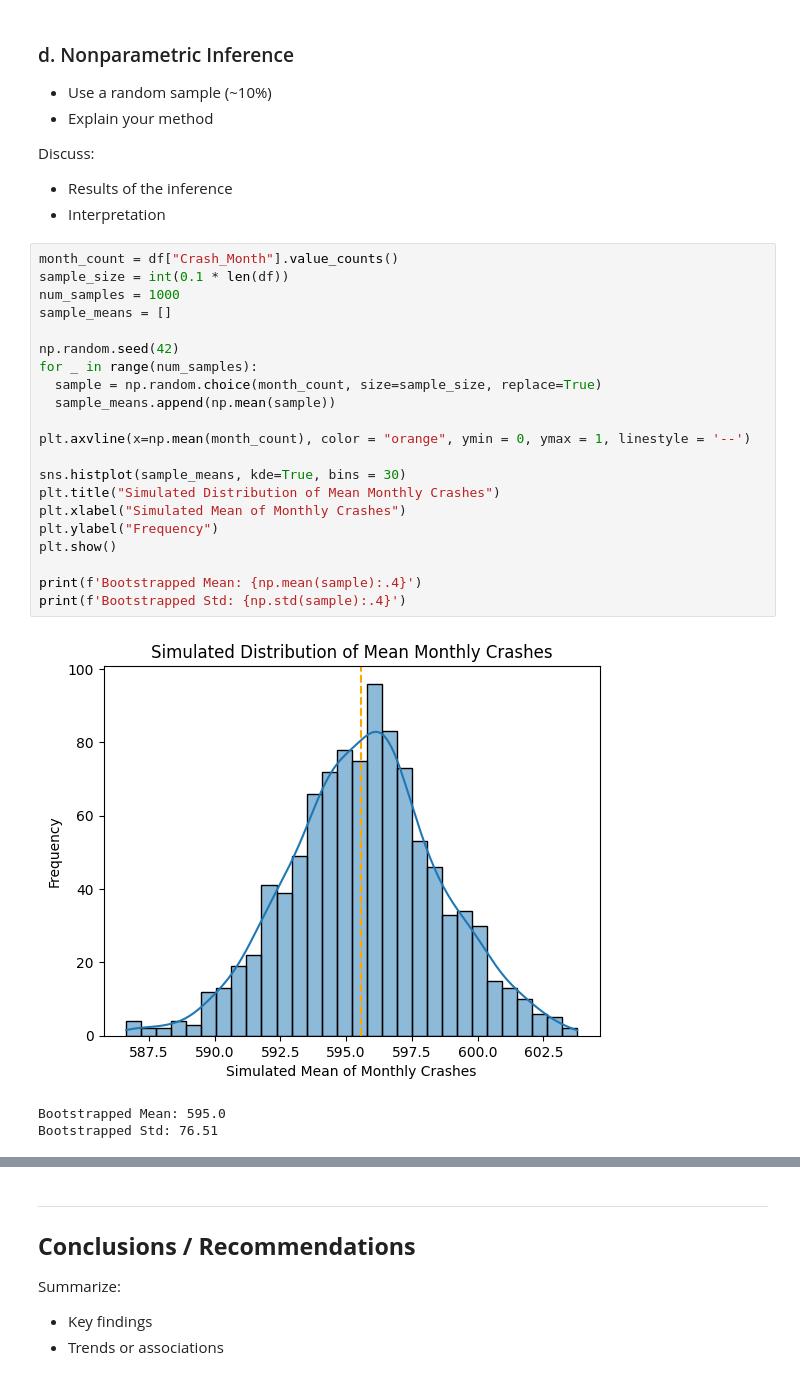
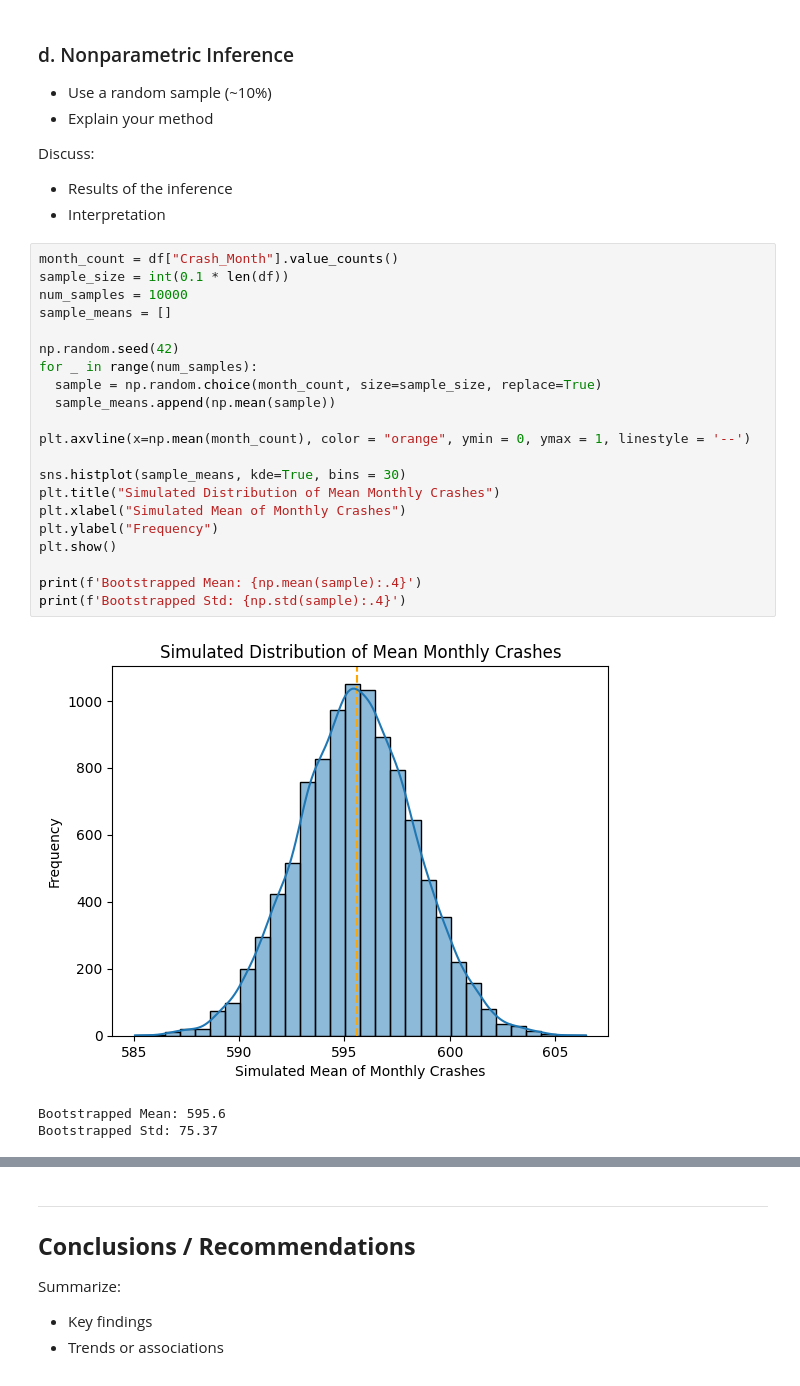
Before and after one commit to Nikolai-N484/Data201_NikolaiN, a Jupyter notebook: Project1/Nikolai_Navarro_Project1_Week8.ipynb, the cells around one changed output, grey strips where cells are left out. Saved outputs shown, nothing was run; the diff lists cells and outputs as text.

```diff
--- a/Project1/Nikolai_Navarro_Project1_Week8.ipynb
+++ b/Project1/Nikolai_Navarro_Project1_Week8.ipynb
@@ -318,26 +318,26 @@ Discuss:
 # %%
 month_count = df["Crash_Month"].value_counts()
 sample_size = int(0.1 * len(df))
-num_samples = 1000
+num_samples = 10000
 sample_means = []
 
 np.random.seed(42)
 for _ in range(num_samples):
   sample = np.random.choice(month_count, size=sample_size, replace=True)
   sample_means.append(np.mean(sample))
 
 plt.axvline(x=np.mean(month_count), color = "orange", ymin = 0, ymax = 1, linestyle = '--')
 
 sns.histplot(sample_means, kde=True, bins = 30)
 plt.title("Simulated Distribution of Mean Monthly Crashes")
 plt.xlabel("Simulated Mean of Monthly Crashes")
 plt.ylabel("Frequency")
 plt.show()
 
 print(f'Bootstrapped Mean: {np.mean(sample):.4}')
 print(f'Bootstrapped Std: {np.std(sample):.4}')
 # %% [output]
-[figure, old version]
+[figure, new version]
-Bootstrapped Mean: 595.0
-Bootstrapped Std: 76.51
+Bootstrapped Mean: 595.6
+Bootstrapped Std: 75.37
 # %% [markdown]
```
Also changed, not shown: parts of 1 cell of this notebook.
